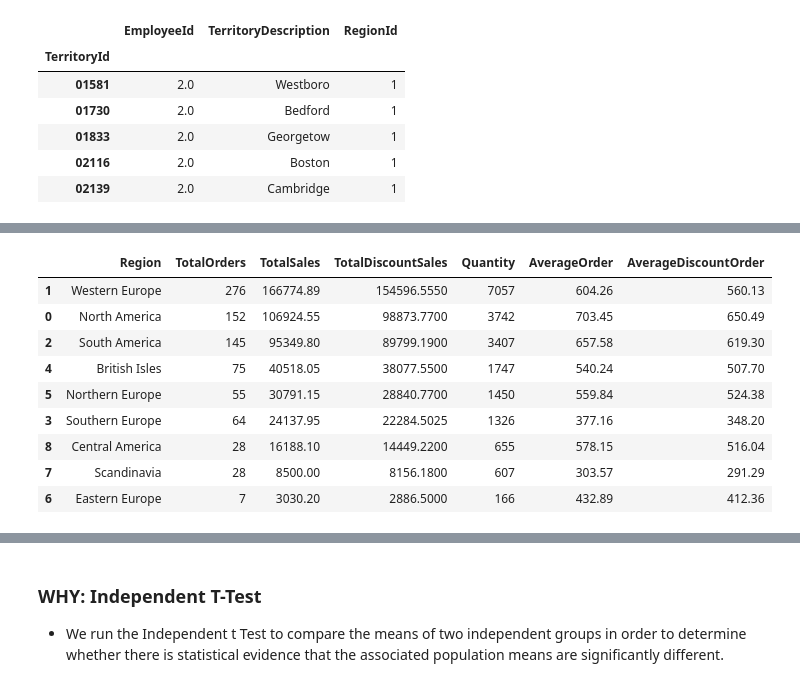
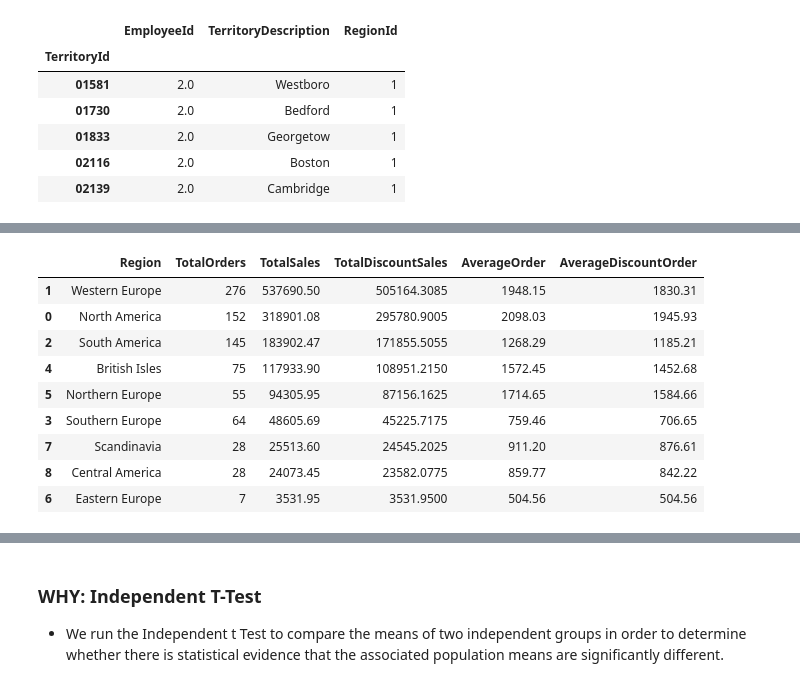
Before and after one commit to steeznation16/dsc-2-final-project-online-ds-ft-100118, a Jupyter notebook: student.ipynb, the cells around one changed output, grey strips where cells are left out. Drawn from its saved outputs; the diff is of its cells as text; code cells hidden in the pictures.

```diff
--- a/student.ipynb
+++ b/student.ipynb
@@ -569,0 +624,4 @@ None
+# %%
+order_df = order_df.drop(columns=['CustomerId', 'RequiredDate', 'ShippedDate', 'ShipName', 'ShipAddress',
+                       'ShipCity', 'ShipPostalCode'])
+order_df.head()
@@ -595,4 +655,4 @@ None
 # %%
-all_orders = pd.concat([orderdetail_df, order_df], axis=1)
+all_orders = order_df.join(orderdetail_agg_df, on="OrderId")
 all_orders.head()
 # %% [output]
@@ -627,4 +665,5 @@ memory usage: 252.5+ KB
 # %%
-all_orders.sort_values(by='OrderId', inplace=True)
+print(all_orders.info())
+all_orders.sort_values(by='EmployeeId', inplace=True)
 all_orders.head()
 # %% [output]
@@ -815,3 +1060,5 @@ print("Average Order Price: ${:.2f}".format((all_orders.OrderPrice.sum() / all_o
+# %%
+all_orders.sort_values(by='EmployeeId', inplace=True)
 # %%
 # Population mean for order price (μ)
 mu = 1631.88
@@ -1145,43 +1508,39 @@ Central America Sales: $16188.10
 # %%
-region_sales = pd.DataFrame(columns=['Region', 'TotalOrders', 'TotalSales', 'TotalDiscountSales', 'Quantity'])
+region_sales = pd.DataFrame(columns=['Region', 'TotalOrders', 'TotalSales', 'TotalDiscountSales'])
 
 region_sales['Region'] = ['North America', 'Western Europe', 'South America', 'Southern Europe',
  'British Isles', 'Northern Europe', 'Eastern Europe', 'Scandinavia', 'Central America']
 
 region_sales['TotalOrders'] = [n_america.index.nunique(), w_europe.index.nunique(), s_america.index.nunique(),
                               s_europe.index.nunique(), b_isles.index.nunique(), n_europe.index.nunique(),
                               e_europe.index.nunique(), scandinavia.index.nunique(), c_america.index.nunique()]
 
 region_sales['TotalSales'] = [n_america.OrderPrice.sum(), w_europe.OrderPrice.sum(), s_america.OrderPrice.sum(),
                              s_europe.OrderPrice.sum(), b_isles.OrderPrice.sum(), n_europe.OrderPrice.sum(),
                              e_europe.OrderPrice.sum(), scandinavia.OrderPrice.sum(), c_america.OrderPrice.sum()]
 
 region_sales['TotalDiscountSales'] = [n_america.DiscountPrice.sum(), w_europe.DiscountPrice.sum(),
                                       s_america.DiscountPrice.sum(), s_europe.DiscountPrice.sum(),
                                       b_isles.DiscountPrice.sum(), n_europe.DiscountPrice.sum(),
                                       e_europe.DiscountPrice.sum(), scandinavia.DiscountPrice.sum(),
                                       c_america.DiscountPrice.sum()]
 
-region_sales['Quantity'] = [n_america.Quantity.sum(), w_europe.Quantity.sum(), s_america.Quantity.sum(),
-                            s_europe.Quantity.sum(), b_isles.Quantity.sum(), n_europe.Quantity.sum(),
-                            e_europe.Quantity.sum(), scandinavia.Quantity.sum(), c_america.Quantity.sum()]
-
 region_sales['AverageOrder'] = round((region_sales.TotalSales / region_sales.TotalOrders), 2)
 region_sales['AverageDiscountOrder'] = round((region_sales.TotalDiscountSales / region_sales.TotalOrders), 2)
 
 region_sales.sort_values(by='TotalSales', ascending=False, inplace=True)
 region_sales
 # %% [output]
-|  | Region | TotalOrders | TotalSales | TotalDiscountSales | Quantity | AverageOrder | AverageDiscountOrder |
-| 1 | Western Europe | 276 | 166774.89 | 154596.5550 | 7057 | 604.26 | 560.13 |
-| 0 | North America | 152 | 106924.55 | 98873.7700 | 3742 | 703.45 | 650.49 |
-| 2 | South America | 145 | 95349.80 | 89799.1900 | 3407 | 657.58 | 619.30 |
-| 4 | British Isles | 75 | 40518.05 | 38077.5500 | 1747 | 540.24 | 507.70 |
-| 5 | Northern Europe | 55 | 30791.15 | 28840.7700 | 1450 | 559.84 | 524.38 |
-| 3 | Southern Europe | 64 | 24137.95 | 22284.5025 | 1326 | 377.16 | 348.20 |
-| 8 | Central America | 28 | 16188.10 | 14449.2200 | 655 | 578.15 | 516.04 |
-| 7 | Scandinavia | 28 | 8500.00 | 8156.1800 | 607 | 303.57 | 291.29 |
-| 6 | Eastern Europe | 7 | 3030.20 | 2886.5000 | 166 | 432.89 | 412.36 |
+|  | Region | TotalOrders | TotalSales | TotalDiscountSales | AverageOrder | AverageDiscountOrder |
+| 1 | Western Europe | 276 | 537690.50 | 505164.3085 | 1948.15 | 1830.31 |
+| 0 | North America | 152 | 318901.08 | 295780.9005 | 2098.03 | 1945.93 |
+| 2 | South America | 145 | 183902.47 | 171855.5055 | 1268.29 | 1185.21 |
+| 4 | British Isles | 75 | 117933.90 | 108951.2150 | 1572.45 | 1452.68 |
+| 5 | Northern Europe | 55 | 94305.95 | 87156.1625 | 1714.65 | 1584.66 |
+| 3 | Southern Europe | 64 | 48605.69 | 45225.7175 | 759.46 | 706.65 |
+| 7 | Scandinavia | 28 | 25513.60 | 24545.2025 | 911.20 | 876.61 |
+| 8 | Central America | 28 | 24073.45 | 23582.0775 | 859.77 | 842.22 |
+| 6 | Eastern Europe | 7 | 3531.95 | 3531.9500 | 504.56 | 504.56 |
 # %%
 def highlight_max(s):
     '''
```
Also changed, not shown: parts of 118 cells of this notebook.
